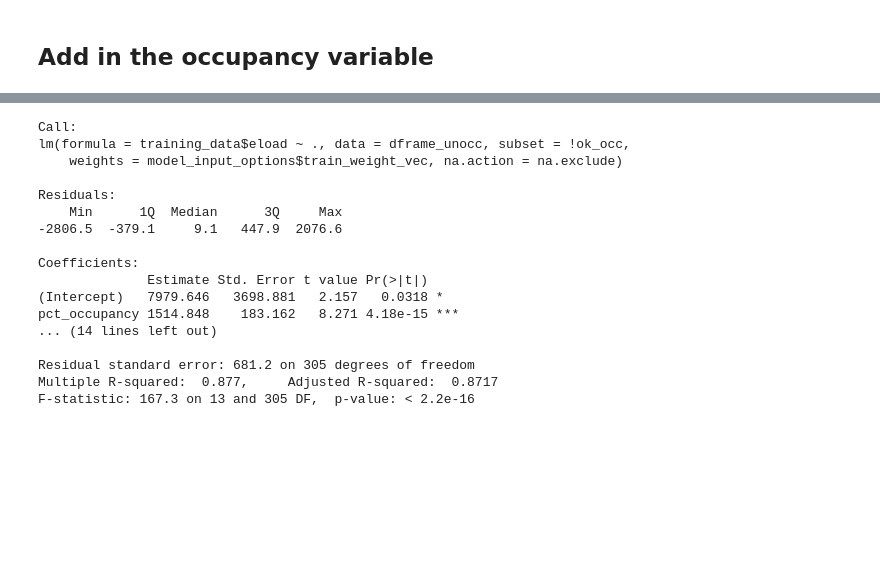
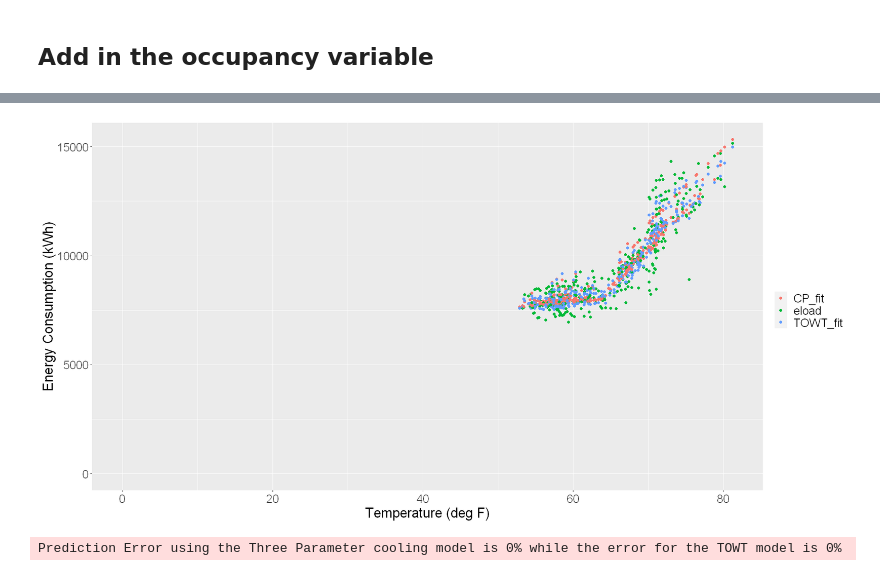
Before and after one commit to MeeraSharma/my-first-binder, a Jupyter notebook: Out-of-Sample Testing Code.ipynb, the cells around one changed output, grey strips where cells are left out. Cells and saved outputs as stored; diff of their text form; code cells hidden in the pictures; blank space fills up the shorter version.

```diff
--- a/Out-of-Sample Testing Code.ipynb
+++ b/Out-of-Sample Testing Code.ipynb
@@ -266,20 +277,12 @@ Warning message:
-# %%
-summary.lm(baseline_model$model_unoccupied)
-# %% [output]
-Call:
-lm(formula = training_data$eload ~ ., data = dframe_unocc, subset = !ok_occ,
-    weights = model_input_options$train_weight_vec, na.action = na.exclude)
-
-Residuals:
-    Min      1Q  Median      3Q     Max
--2806.5  -379.1     9.1   447.9  2076.6
-
-Coefficients:
-              Estimate Std. Error t value Pr(>|t|)
-(Intercept)   7979.646   3698.881   2.157   0.0318 *
-pct_occupancy 1514.848    183.162   8.271 4.18e-15 ***
-... (14 lines left out)
-
-Residual standard error: 681.2 on 305 degrees of freedom
-Multiple R-squared:  0.877,     Adjusted R-squared:  0.8717
-F-statistic: 167.3 on 13 and 305 DF,  p-value: < 2.2e-16
+# %%
+options(repr.plot.width=16, repr.plot.height=8)
+generate_scatter_plot(baseline_scatter_df_upd)
+# %% [output]
+[figure, added]
+# %%
+prediction_errors <- calculate_prediction_errors(actual_modeled_df_upd)
+
+message("Prediction Error using the Three Parameter cooling model is ", prediction_errors[1],
+        " while the error for the TOWT model is ", prediction_errors[2])
+# %% [output]
+Prediction Error using the Three Parameter cooling model is 0% while the error for the TOWT model is 0%
```
Also changed, not shown: parts of 33 cells of this notebook.
